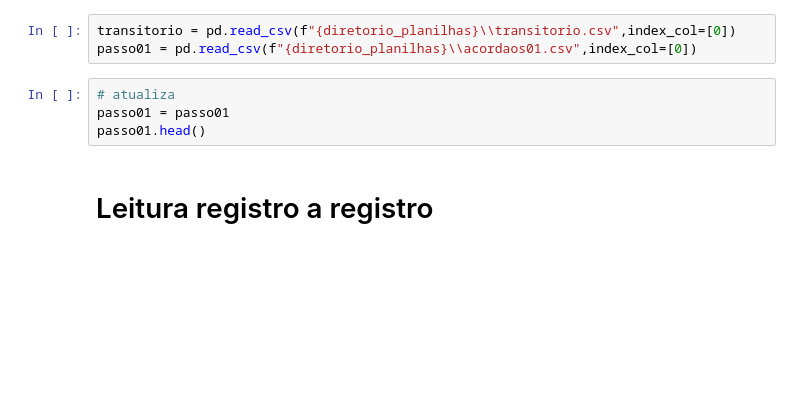
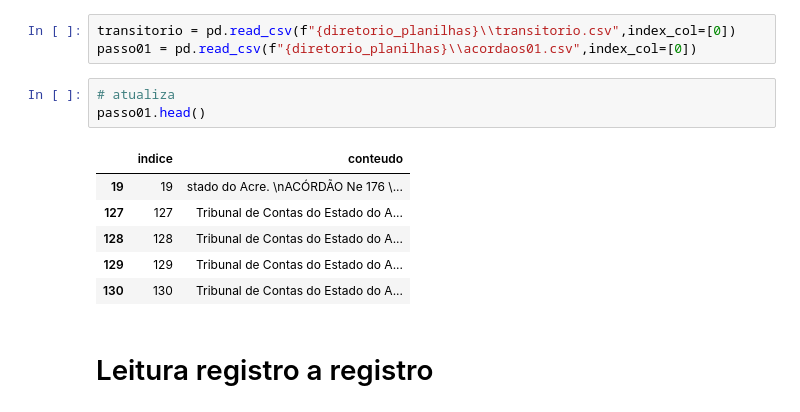
Before and after one commit to Antonino-Marques-Jares/Projeto_Leitura_Documentos, a Jupyter notebook: Grupo_NPL_02.ipynb, the cells around one changed output. Saved outputs shown, nothing was run; the diff lists cells and outputs as text; blank space fills up the shorter version.

```diff
--- a/Grupo_NPL_02.ipynb
+++ b/Grupo_NPL_02.ipynb
@@ -29,8 +29,14 @@ transitorio = pd.read_csv(f"{diretorio_planilhas}\\transitorio.csv",index_col=[0
 passo01 = pd.read_csv(f"{diretorio_planilhas}\\acordaos01.csv",index_col=[0])
 # %%
 # atualiza
-passo01 = passo01
 passo01.head()
+# %% [output]
+|  | indice | conteudo |
+| 19 | 19 | stado do Acre. \nACÓRDÃO Ne 176 \... |
+| 127 | 127 | Tribunal de Contas do Estado do A... |
+| 128 | 128 | Tribunal de Contas do Estado do A... |
+| 129 | 129 | Tribunal de Contas do Estado do A... |
+| 130 | 130 | Tribunal de Contas do Estado do A... |
 # %% [markdown]
 # Leitura registro a registro
 # %%
```
Also changed, not shown: parts of 25 cells of this notebook, 1 other file.
